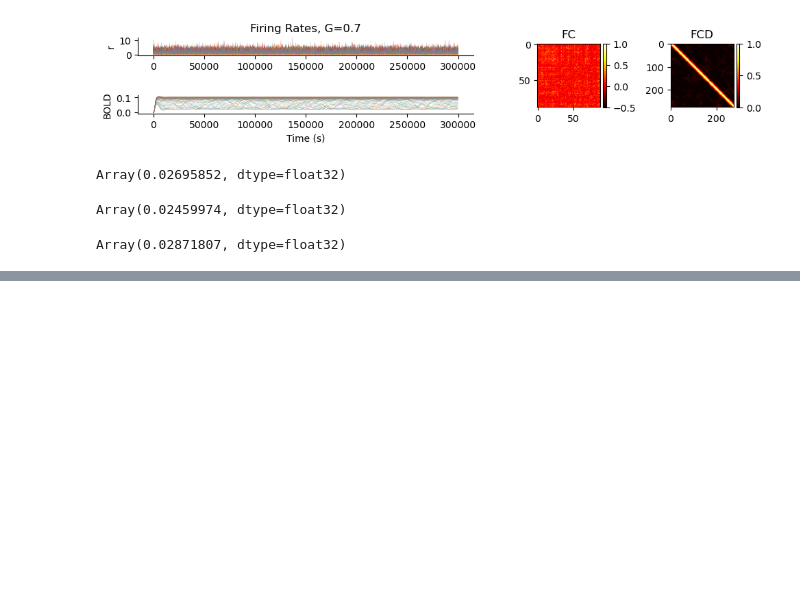
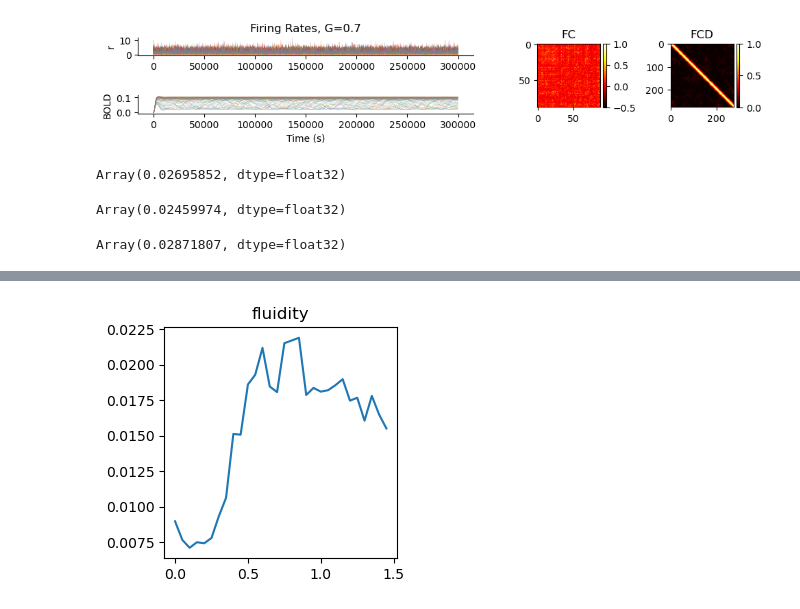
Before and after one commit to monicapaoletti/GSoC_T3.3_inference, a Jupyter notebook: scripts/notebooks/mpr_jax.ipynb, the cells around one changed output, grey strips where cells are left out. Saved outputs shown, nothing was run; the diff lists cells and outputs as text; code cells hidden in the pictures; blank space fills up the shorter version.

Commit message:
incorporating fluidity calculation

```diff
--- a/scripts/notebooks/mpr_jax.ipynb
+++ b/scripts/notebooks/mpr_jax.ipynb
@@ -421,0 +435,23 @@ Array(0.02871807, dtype=float32)
+# %%
+@timer
+def wrapper_fluidity(G, params, key):
+
+    params["G"] = G
+    sde = mpr_jax.MPR_sde.create(params)
+    data = sde.run({})
+    bold_d = data["bold_d"].T
+    nnodes, T = bold_d.shape
+
+    shift, starts = FCD_jax.precompute_shift_and_starts(T, wwidth=30, olap=0.94)
+    FCD_full = FCD_jax.extract_FCD_jax_jitted(bold_d, starts, nnodes, wwidth=30, olap=0.94)
+
+    fluidity = FCD_jax.fluidity(FCD_full)
+
+    return fluidity
+# %%
+g_values = np.arange(0., 1.5, 0.05)
+fluidity_dict = {'fluidity':[]}
+for g in g_values :
+    key = jax.random.PRNGKey(int(time.time()))
+    res = wrapper_fluidity(g, params_fluidity, key)
+    fluidity_dict['fluidity'].append(float(res))
@@ -421,0 +476,15 @@ Array(0.02871807, dtype=float32)
+# %%
+for key in fluidity_dict.keys() :
+    fluidity_dict[key] = np.array(fluidity_dict[key])
+# %%
+fig, ax = plt.subplots(ncols=len(fluidity_dict), figsize=(3, 3))
+
+# if there's only one Axes, wrap it in a list
+if len(fluidity_dict) == 1:
+    ax = [ax]
+
+for i, (k, v) in enumerate(fluidity_dict.items()):
+    ax[i].plot(g_values, v)
+    ax[i].set(title=k)
+# %% [output]
+[figure, added]
```
Also changed, not shown: parts of 14 cells of this notebook, 1 other file.
